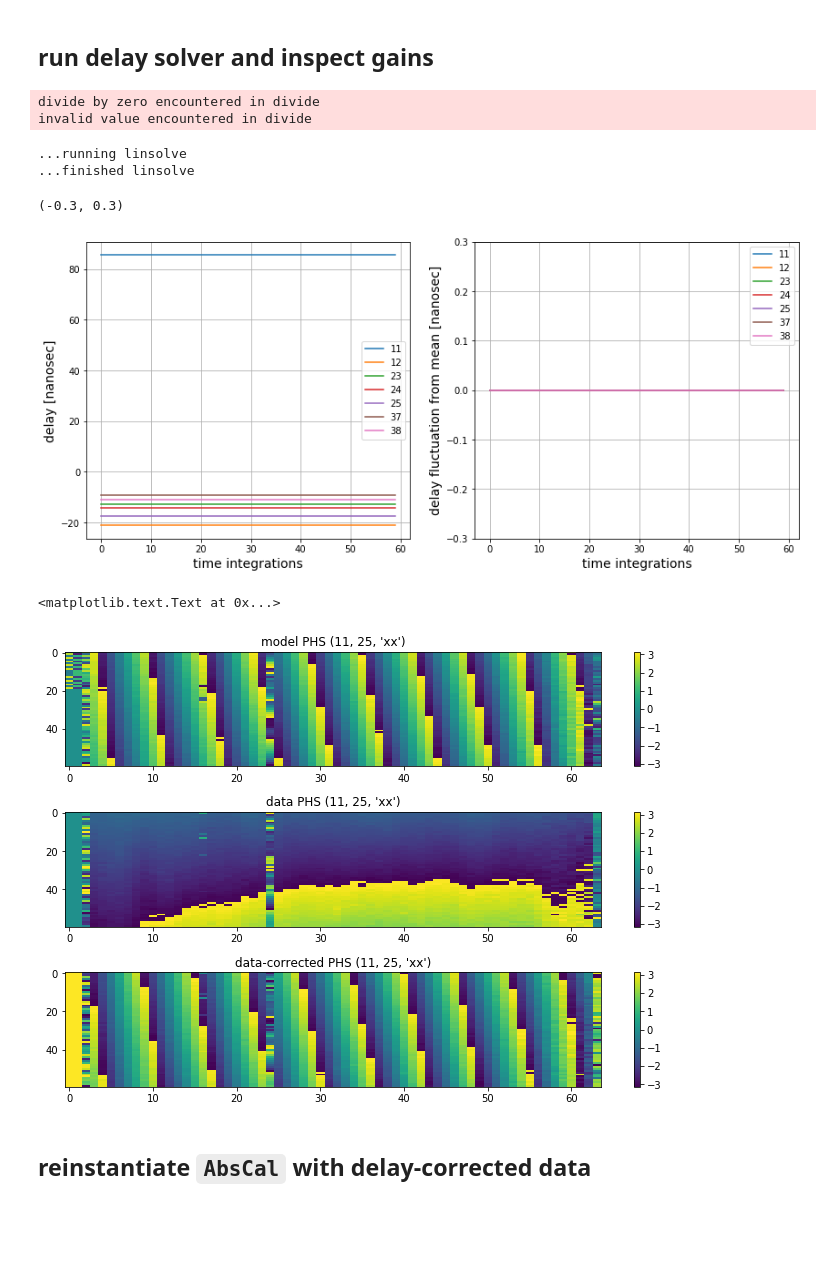
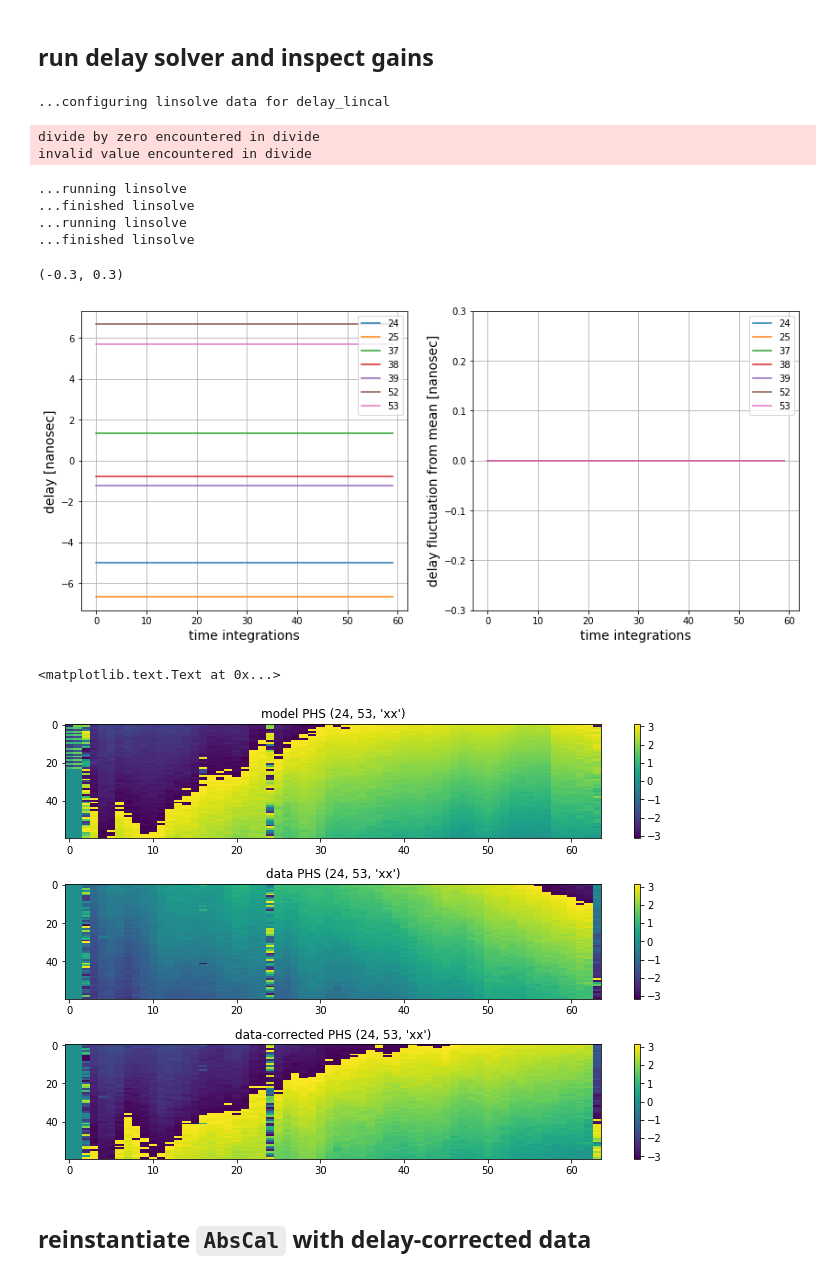
Before and after one commit to HERA-Team/hera_cal, a Jupyter notebook: scripts/notebooks/running_abscal.ipynb, the cells around one changed output. Cells and saved outputs as stored; diff of their text form; code cells hidden in the pictures; blank space fills up the shorter version.

```diff
--- a/scripts/notebooks/running_abscal.ipynb
+++ b/scripts/notebooks/running_abscal.ipynb
@@ -42,11 +43,13 @@ These constrained bandpass solvers are `abs_amp_lincal`, which solves for a sing
 # specify model file and load into UVData, load into dictionary
 model_fname1 = os.path.join(DATA_PATH, "zen.2458042.12552.xx.HH.uvXA")
 model_fname2 = os.path.join(DATA_PATH, "zen.2458042.13298.xx.HH.uvXA")
-model, mflags, antpos, ants, model_freqs, model_times = hc.abscal.UVData2AbsCalDict([model_fname1, model_fname2], return_meta=True)
+(model, mflags, antpos, ants, model_freqs, model_times,
+ model_pols) = hc.abscal.UVData2AbsCalDict([model_fname1, model_fname2], return_meta=True)
 
 # specify data file and load into UVData, load into dictionary
 data_fname = os.path.join(DATA_PATH, "zen.2458043.12552.xx.HH.uvORA")
-data, dflags, antpos, ants, data_freqs, data_times = hc.abscal.UVData2AbsCalDict(data_fname, return_meta=True)
+(data, dflags, antpos, ants, data_freqs, data_times,
+ data_pols) = hc.abscal.UVData2AbsCalDict(data_fname, return_meta=True)
 
 # make wgts
 wgts = copy.deepcopy(dflags)
@@ -54,7 +57,7 @@ for k in wgts.keys():
     wgts[k] = (~wgts[k]).astype(np.float)
 
 antloc = np.array(map(lambda k: antpos[k], ants))
-bls = odict([(x, antpos[x[1]] - antpos[x[0]]) for x in model.keys()])
+bls = odict([(x, antpos[x[0]] - antpos[x[1]]) for x in model.keys()])
 # %%
 # plot sub-array HERA layout
 plt.figure(figsize=(6,6))
@@ -112,19 +115,22 @@ AC = hc.abscal.AbsCal(model, data, antpos=antpos, wgts=wgts, freqs=data_freqs)
 ## run delay solver and inspect gains
 # %%
 # kernel is median filter kernel, chosen to produce time-smooth output delays for this particular dataset
-AC.delay_lincal(kernel=(1, 5), medfilt=False, time_avg=True)
+AC.delay_lincal(kernel=(1, 3), medfilt=True, time_avg=True, solve_offsets=True)
 # %% [output]
-divide by zero encountered in divide
-invalid value encountered in divide
+...configuring linsolve data for delay_lincal
-...running linsolve
-...finished linsolve
+divide by zero encountered in divide
+invalid value encountered in divide
+...running linsolve
+...finished linsolve
+...running linsolve
+...finished linsolve
 # %%
 # inspect delays
 fig, axes = plt.subplots(1, 2, figsize=(14, 6))
 
 ax = axes[0]
 ax.grid()
-dlys = AC.ant_dly[:, :, 0].T * 1e9
+dlys = AC.ant_dly_arr[:, :, 0, 0].T * 1e9
 pl = ax.plot(dlys)
 ax.legend(pl, AC.ants)
 ax.set_xlabel('time integrations', fontsize=14)
@@ -140,38 +146,33 @@ ax.set_ylabel('delay fluctuation from mean [nanosec]', fontsize=14)
 ax.set_ylim(-0.3, 0.3)
 # %% [output]
 (-0.3, 0.3)
-[figure, old version]
+[figure, new version]
 # %%
-# construct gains
-delay_gains = odict(zip(AC.ants, AC.ant_dly_gain))
-
 # apply to data
-delay_corr_data = hc.abscal.apply_gains(AC.data, delay_gains)
+delay_corr_data = hc.abscal.apply_gains(data, (AC.ant_dly_gain))#, AC.ant_dly_phi_gain))
 # %%
 # inspect results data
-ants = AC.ants.tolist()
-bl = (11, 25, 'xx')
-ak1, ak2 = ants.index(bl[0]), ants.index(bl[1])
+bl = (24, 53, 'xx')
 fig, axes = plt.subplots(3, 1, figsize=(12, 8))
 fig.subplots_adjust(hspace=0.4)
 
 plt.sca(axes[0])
 uvt.plot.waterfall(model[bl], mode='phs', mx=np.pi, drng=2*np.pi)
 plt.colorbar()
 plt.title('model PHS {}'.format(bl))
 
 plt.sca(axes[1])
 uvt.plot.waterfall(data[bl], mode='phs', mx=np.pi, drng=2*np.pi)
 plt.colorbar()
 plt.title('data PHS {}'.format(bl))
 
 plt.sca(axes[2])
-uvt.plot.waterfall(delay_corr_data[bl], mode='phs', mx=np.pi, drng=2*np.pi)
+uvt.plot.waterfall(delay_corr_data[bl]*np.exp(-0.4j), mode='phs', mx=np.pi, drng=2*np.pi)
 plt.colorbar()
 plt.title('data-corrected PHS {}'.format(bl))
 # %% [output]
 <matplotlib.text.Text at 0x...>
-[figure, old version]
+[figure, new version]
 # %% [markdown]
 ## reinstantiate `AbsCal` with delay-corrected data
 # %%
```
Also changed, not shown: parts of 29 cells of this notebook, 16 other files.
